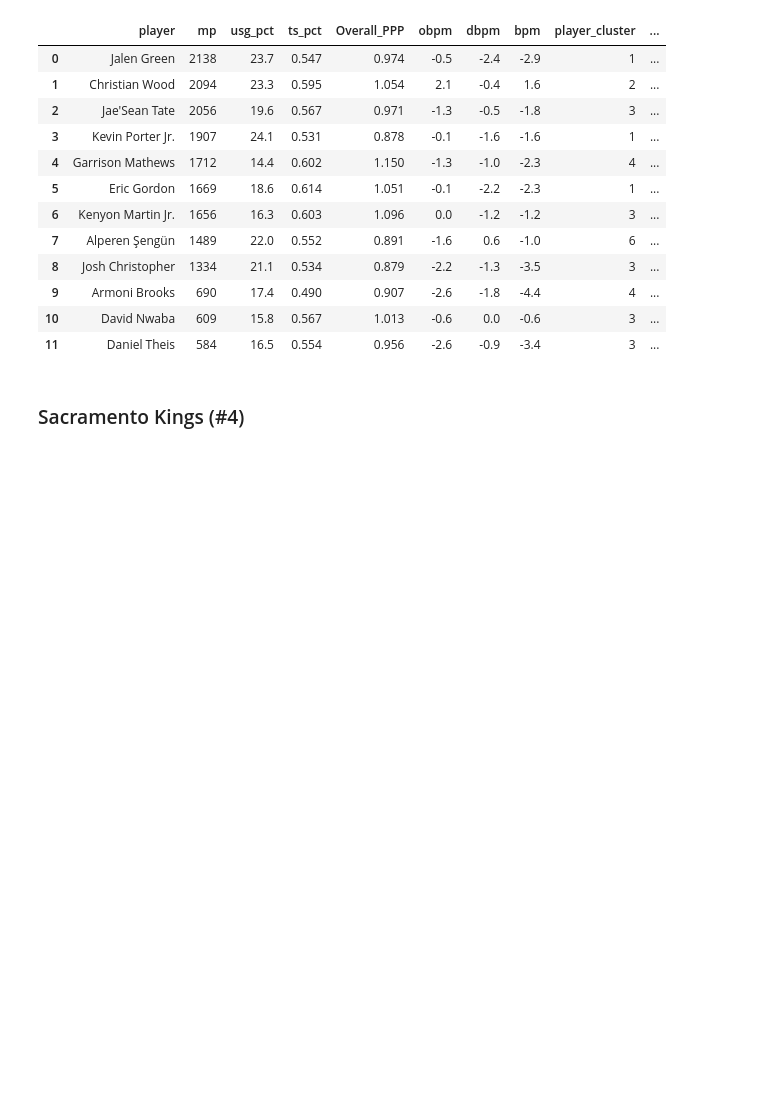
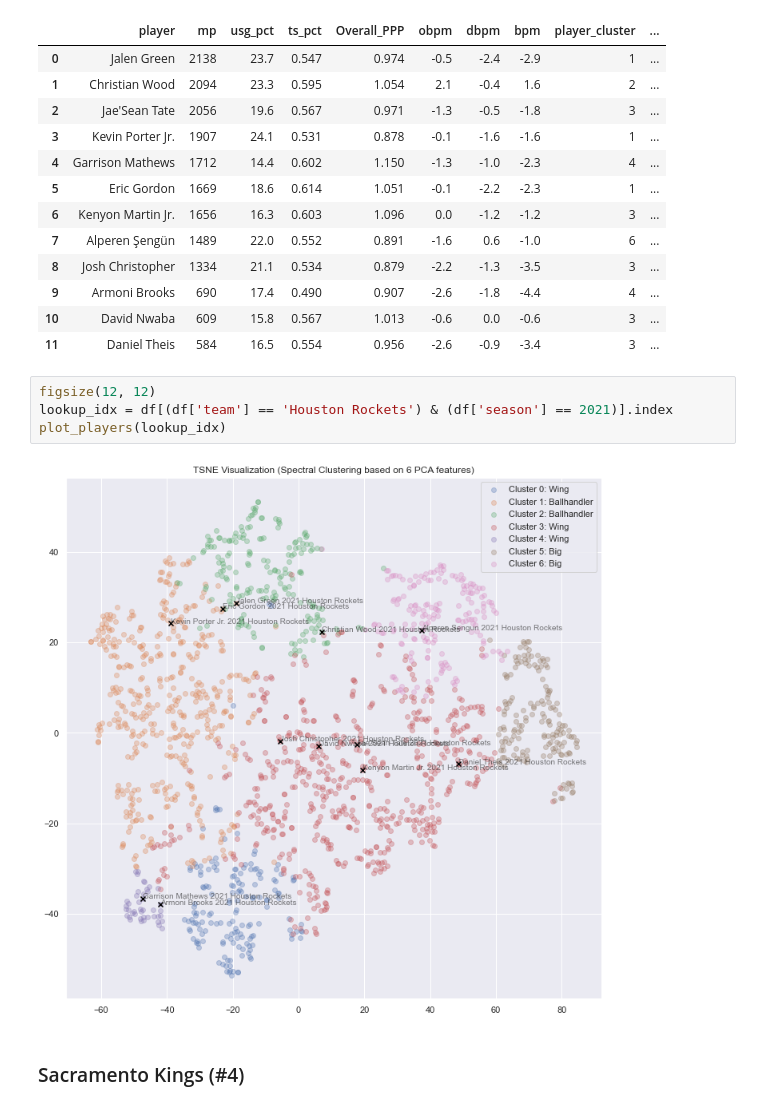
Before and after one commit to xulianrenzoku/synergy_clustering, a Jupyter notebook: nba_draft_22_materials.ipynb, the cells around one changed output. Drawn from its saved outputs; the diff is of its cells as text; blank space fills up the shorter version.

```diff
--- a/nba_draft_22_materials.ipynb
+++ b/nba_draft_22_materials.ipynb
@@ -142,6 +190,12 @@ display_team_distribution('Houston Rockets')
 | 9 | Armoni Brooks | 690 | 17.4 | 0.490 | 0.907 | -2.6 | -1.8 | -4.4 | 4 | ... |
 | 10 | David Nwaba | 609 | 15.8 | 0.567 | 1.013 | -0.6 | 0.0 | -0.6 | 3 | ... |
 | 11 | Daniel Theis | 584 | 16.5 | 0.554 | 0.956 | -2.6 | -0.9 | -3.4 | 3 | ... |
+# %%
+figsize(12, 12)
+lookup_idx = df[(df['team'] == 'Houston Rockets') & (df['season'] == 2021)].index
+plot_players(lookup_idx)
+# %% [output]
+[figure, added]
 # %% [markdown]
 ### Sacramento Kings (#4)
 # %% [markdown]
```
Also changed, not shown: parts of 22 cells of this notebook.
